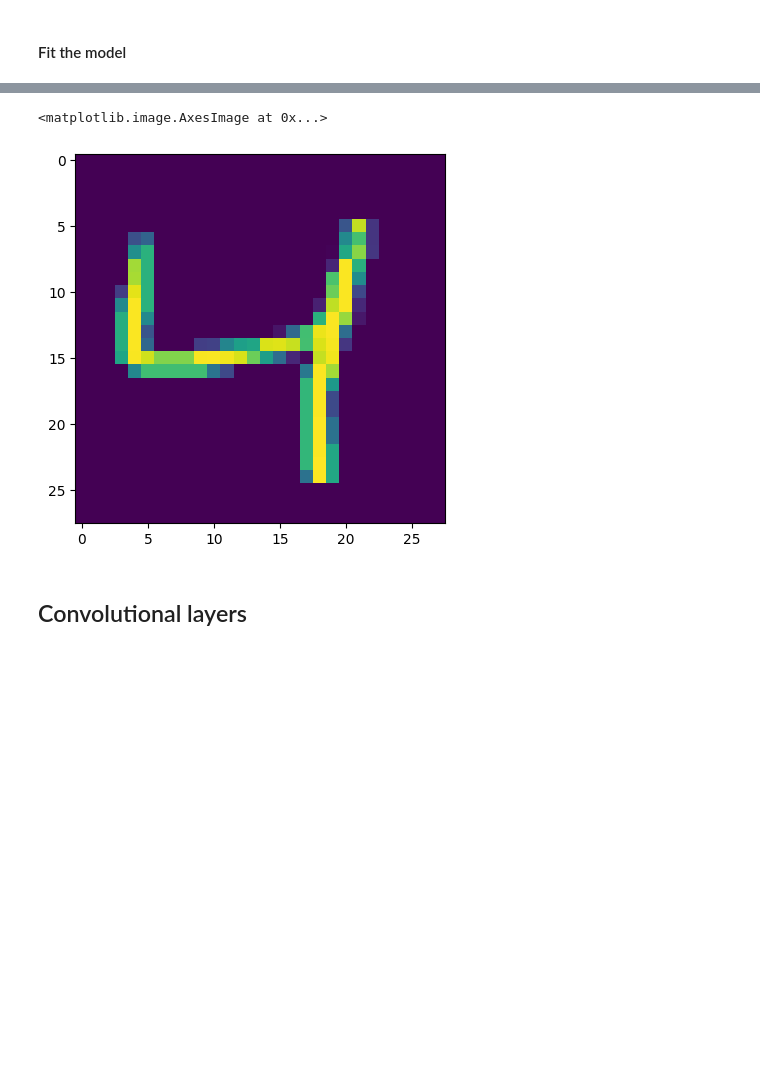
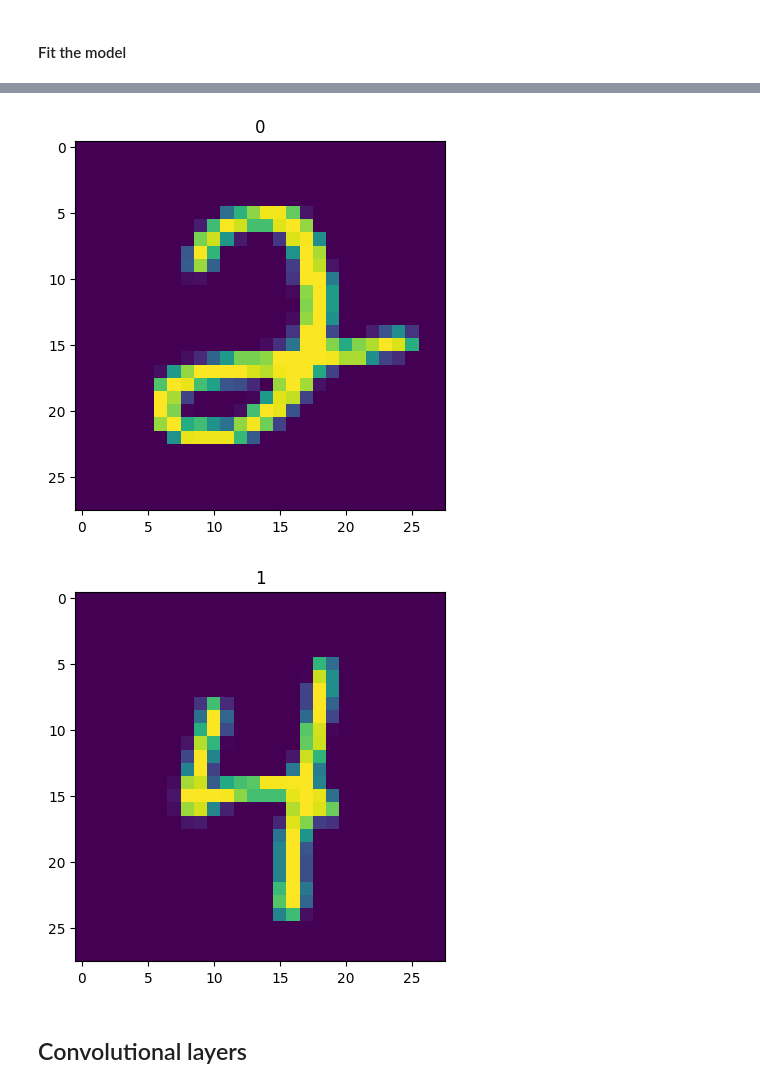
Before and after one commit to girofex/Machine-Learning-Algorithms, a Jupyter notebook: Lab6_NN.ipynb, the cells around one changed output, grey strips where cells are left out. Drawn from its saved outputs; the diff is of its cells as text; code cells hidden in the pictures; blank space fills up the shorter version.

```diff
--- a/Lab6_NN.ipynb
+++ b/Lab6_NN.ipynb
@@ -432,10 +434,15 @@ Test accuracy: 98.66%
 # %%
 # Plot training history
 fig, ax = plt.subplots()
-ax.imshow(Xtr[0].reshape(28, 28))
+ax.imshow(Xtr[3].reshape(28, 28))
+ax.set_title(Ytr[3]);
+
+fig, ax = plt.subplots()
+ax.imshow(Xts[3].reshape(28, 28))
+ax.set_title(Yts[3]);
 # %% [output]
-<matplotlib.image.AxesImage at 0x...>
-[figure, old version]
+[figure, new version]
+[figure, added]
 # %% [markdown]
 <h2>Convolutional layers</h3>
 # %%
```
Also changed, not shown: parts of 7 cells of this notebook.
